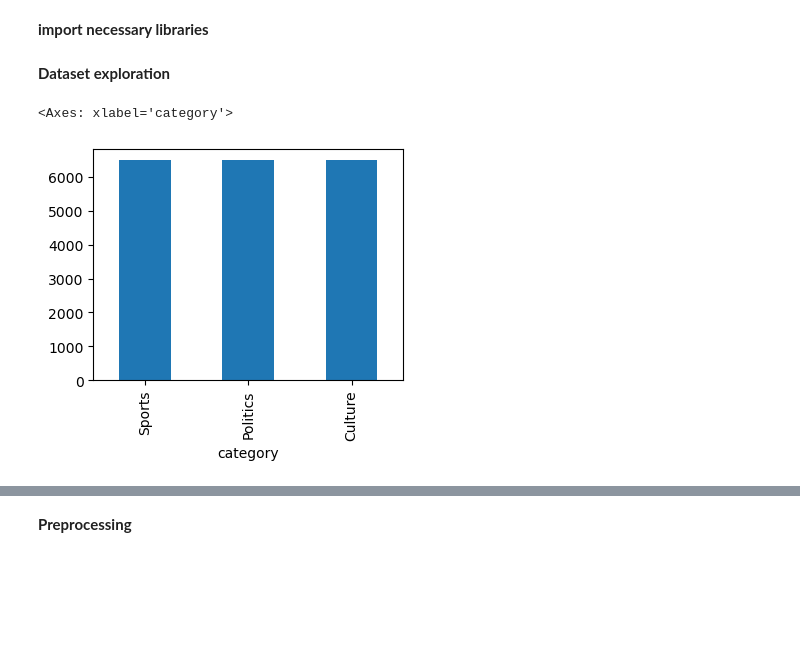
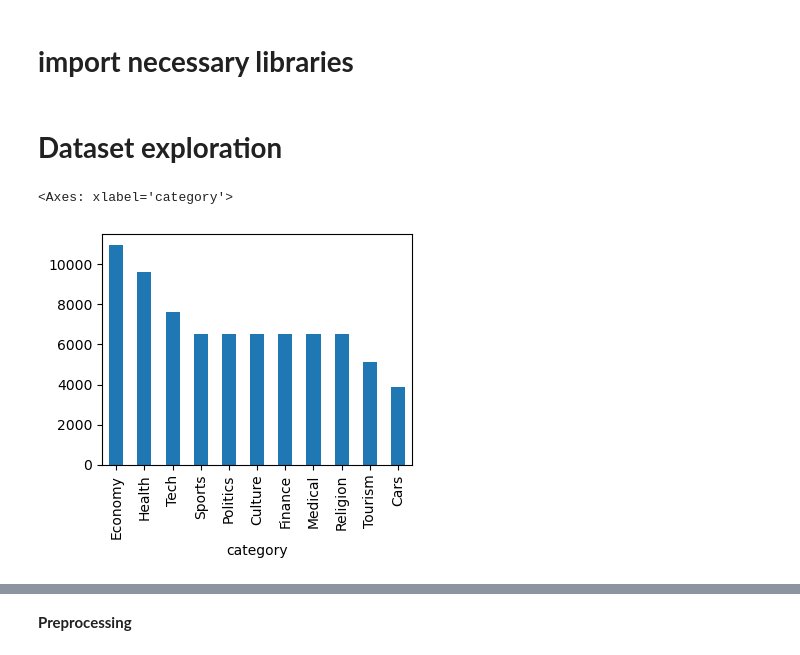
Before and after one commit to ORIGINAAAL/WANLP, a Jupyter notebook: articles_category_predection_model.ipynb, the cells around one changed output, grey strips where cells are left out. Cells and saved outputs as stored; diff of their text form; code cells hidden in the pictures; blank space fills up the shorter version.

```diff
--- a/articles_category_predection_model.ipynb
+++ b/articles_category_predection_model.ipynb
@@ -1,5 +1,5 @@
 # %% [markdown]
-**import necessary libraries**
+# **import necessary libraries**
 # %%
 import json
 import os
@@ -44,12 +44,13 @@ from sklearn.feature_extraction import DictVectorizer
 
 from sklearn.metrics import classification_report, confusion_matrix
 # %% [markdown]
-**Dataset exploration**
+# **Dataset exploration**
 # %%
+df = pd.read_csv('articles.csv')
 df['category'].value_counts().plot( kind='bar', figsize=(4,3))
 # %% [output]
 <Axes: xlabel='category'>
-[figure, old version]
+[figure, new version]
 # %%
 df.groupby('category').describe()
 # %% [output]
```
Also changed, not shown: parts of 48 cells of this notebook, 11 other files.
